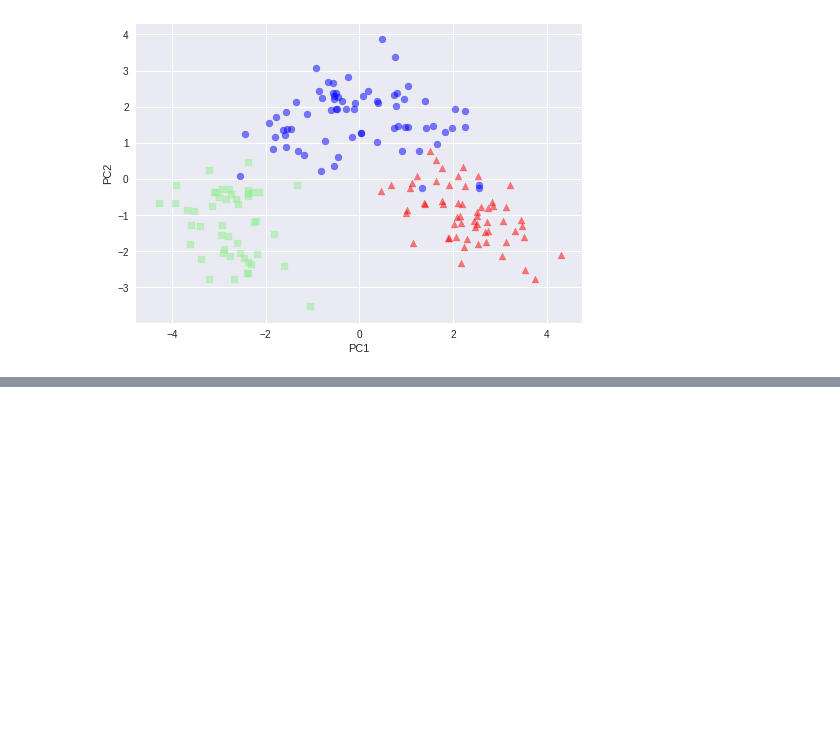
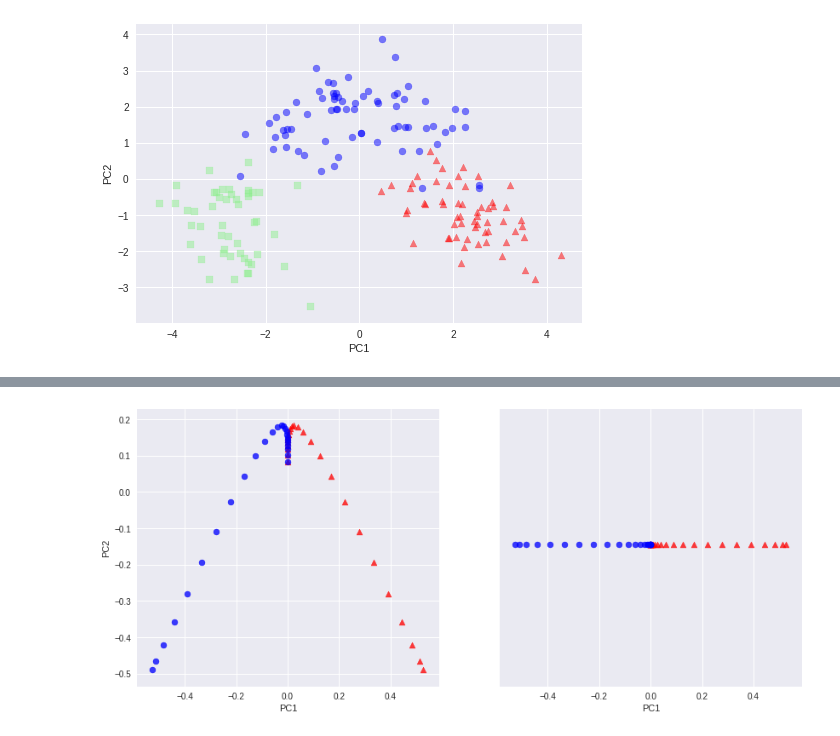
Before and after one commit to HK-Zhang/Corn, a Jupyter notebook: ML/PCA.ipynb, the cells around one changed output, grey strips where cells are left out. Cells and saved outputs as stored; diff of their text form; code cells hidden in the pictures; blank space fills up the shorter version.

Commit message:
KPCA

```diff
--- a/ML/PCA.ipynb
+++ b/ML/PCA.ipynb
@@ -26,0 +59,19 @@ plt.show()
+# %%
+from sklearn.decomposition import KernelPCA
+
+kpca = KernelPCA(n_components=2, kernel='rbf', gamma=15)
+x_kpca = kpca.fit_transform(x2_std)
+
+fig, ax = plt.subplots(nrows=1, ncols=2, figsize=(14,6))
+ax[0].scatter(x_kpca[y2==0, 0], x_kpca[y2==0, 1], color='red', marker='^', alpha=0.5)
+ax[0].scatter(x_kpca[y2==1, 0], x_kpca[y2==1, 1], color='blue', marker='o', alpha=0.5)
+ax[1].scatter(x_kpca[y2==0, 0], np.zeros((50,1))+0.02, color='red', marker='^', alpha=0.5)
+ax[1].scatter(x_kpca[y2==1, 0], np.zeros((50,1))+0.02, color='blue', marker='o', alpha=0.5)
+ax[0].set_xlabel('PC1')
+ax[0].set_ylabel('PC2')
+ax[1].set_ylim([-1, 1])
+ax[1].set_yticks([])
+ax[1].set_xlabel('PC1')
+plt.show()
+# %% [output]
+[figure, added]
```
Also changed, not shown: parts of 2 cells of this notebook.
